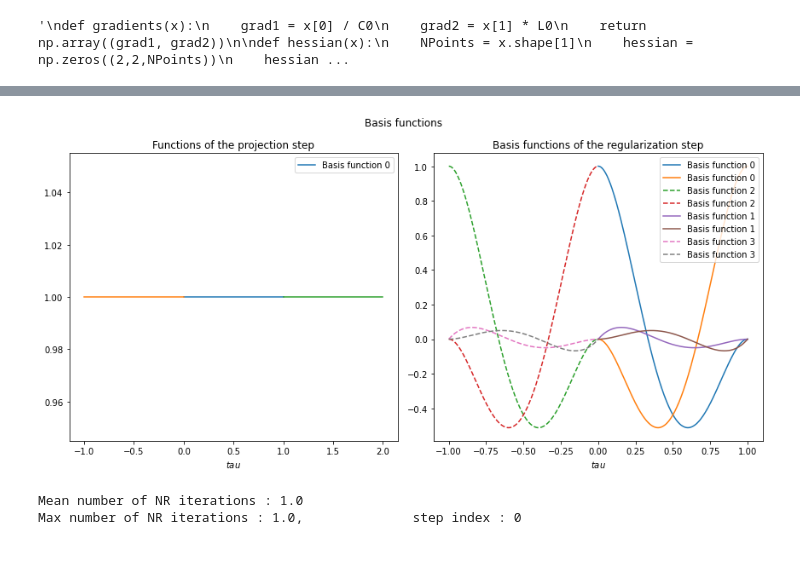
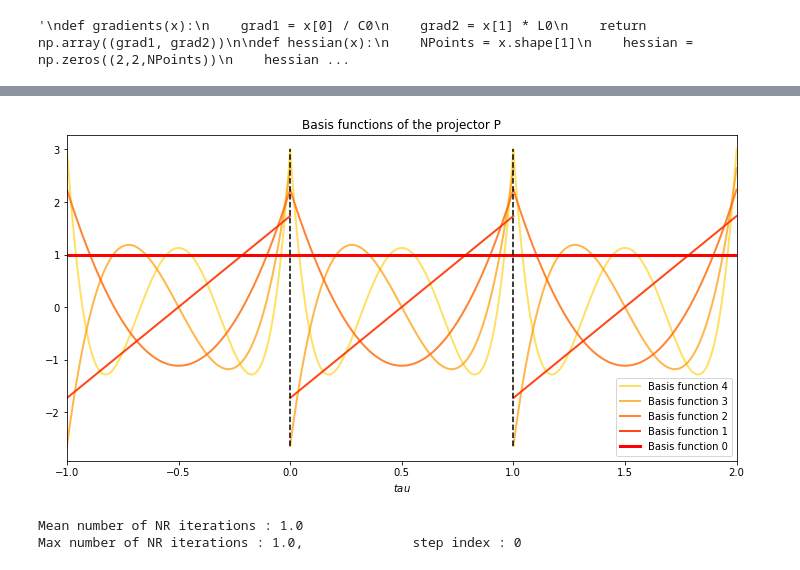
Before and after one commit to RisseThomas/RPM-method, a Jupyter notebook: RMP_tests.ipynb, the cells around one changed output, grey strips where cells are left out. Cells and saved outputs as stored; diff of their text form; code cells hidden in the pictures.

```diff
--- a/RMP_tests.ipynb
+++ b/RMP_tests.ipynb
@@ -97,5 +69,5 @@ rpm.hp.plot_gradients(solver, np.linspace(-1, 1, 100), ["q1", "q2", "phi"])
-# %%
-rpm.hp.plot_basis(solver)
-# %% [output]
-[figure, removed]
+# %%
+fig1 = rpm.hp.plot_basis_P(solver)
+# %% [output]
+[figure, added]
 # %%
```
Also changed, not shown: parts of 9 cells of this notebook, 7 other files.
